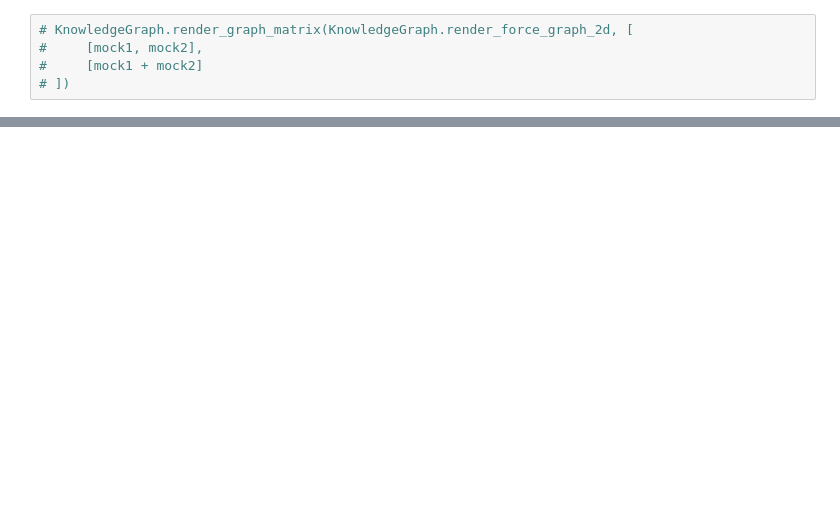
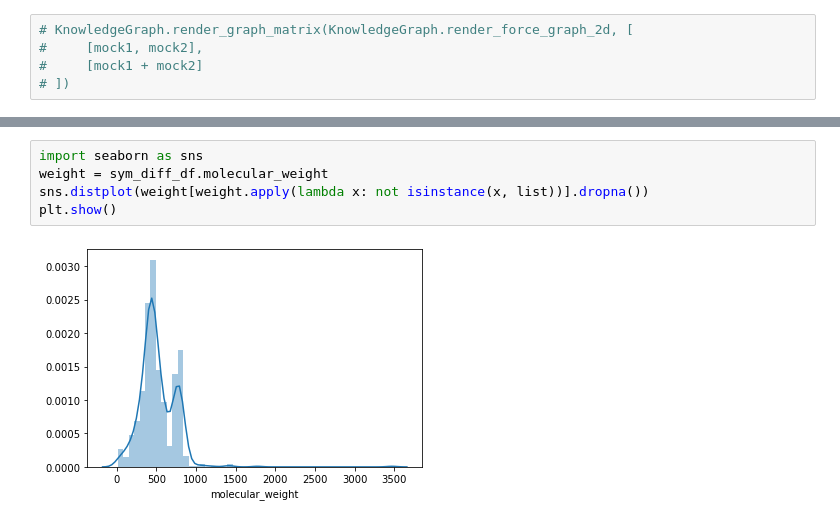
Before and after one commit to frostyfan109/TranQL-Jupyter, a Jupyter notebook: test_notebooks/test_mock.ipynb, the cells around one changed output, grey strips where cells are left out. Cells and saved outputs as stored; diff of their text form; blank space fills up the shorter version.

```diff
--- a/test_notebooks/test_mock.ipynb
+++ b/test_notebooks/test_mock.ipynb
@@ -41,0 +39,7 @@ plot_dict(count_list(df_2.type))
+# %%
+import seaborn as sns
+weight = sym_diff_df.molecular_weight
+sns.distplot(weight[weight.apply(lambda x: not isinstance(x, list))].dropna())
+plt.show()
+# %% [output]
+[figure, added]
```
Also changed, not shown: parts of 6 cells of this notebook, 1 other file.
